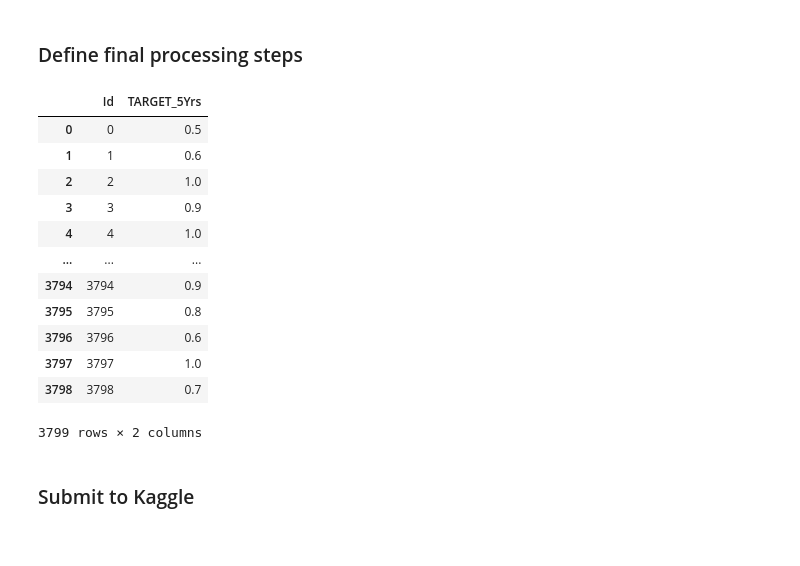
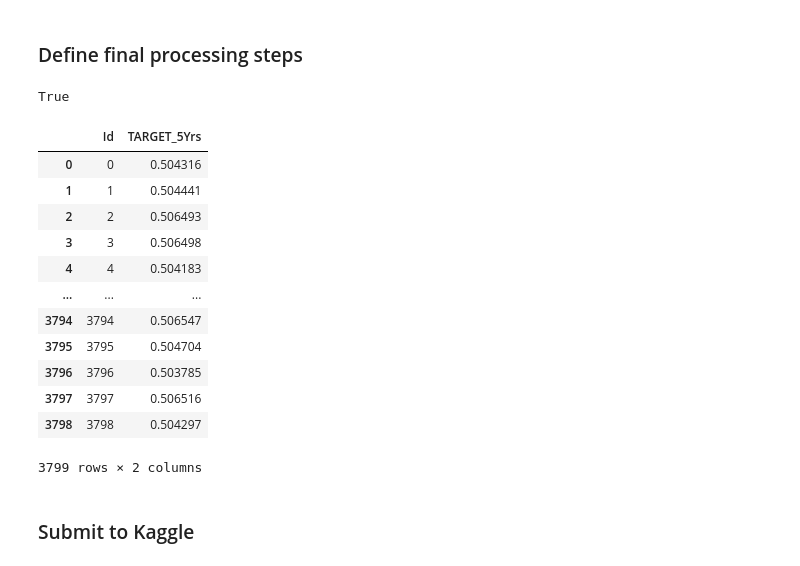
Before and after one commit to chrimaho/MDSI_ADSI_FEB21_AT1, a Jupyter notebook: notebooks/Chris/Basketball.ipynb, the cells around one changed output. Drawn from its saved outputs; the diff is of its cells as text; code cells hidden in the pictures.

```diff
--- a/notebooks/Chris/Basketball.ipynb
+++ b/notebooks/Chris/Basketball.ipynb
@@ -60,14 +52,0 @@ else:
-# %%
-def str_right(string:str, num_chars:int):
-    """ Sub-Select the right-most number of characters from a string """
-    assert isinstance(string, str)
-    assert isinstance(num_chars, int)
-    return string[-num_chars:]
-
-def get_list_proportions(lst:list):
-    assert isinstance(lst, (list, np.ndarray))
-    prop = {}
-    dist = list(set(lst))
-    for val in dist:
-        prop[val] = sum(map(lambda x: x==val, lst))/len(lst)
-    return prop
@@ -980,0 +1512,15 @@ dump(reg, "./models/Chris/11_RandomForest_RandomSearch.joblib")
+# %%
+# !THEORY! The columns with the percentages are throwing off the overall performance
+
+# Inspect columns to see which ones to keep
+display(impt)
+
+# Define cols to use WITH percentages
+# Remove columns with 'Made' and 'Attempt' in the description
+# Also remove the 4 lowest performing columns: `FGA`,`AST`,`3P_Made`,`STL`
+pcts = [0,1,2,5,8,11,12,13,14,17,18]
+
+# Define cols to use WITHOUT percentages
+# Remove columns with 'Percent' in the description
+# Also remove the 4 lowest performing columns: `FGA`,`AST`,`3P_Made`,`STL`
+non_pcts = [0,1,2,3,7,9,10,12,13,14,17,18]
@@ -982,11 +1709,16 @@ dump(reg, "./models/Chris/11_RandomForest_RandomSearch.joblib")
 ## Final Processing & Submitting
 # %% [markdown]
 ### Define final processing steps
+# %%
+isinstance(None, type(None))
+# %% [output]
+True
 # %%
 def final_prediction_processing \
     ( final_model_path:str
     , data_scaler_path:str
     , test_data_path:str="./data/raw/test.csv"
+    , test_col_indices=None
     , submission_data_path:str="./data/external/final.csv"
     , check:bool=False
     ):
@@ -1008,6 +1740,7 @@ def final_prediction_processing \
     # Imports
     import numpy as np
     import pandas as pd
+    from src.utils.misc import str_right
 
     # Assertions
     for parameter in [final_model_path, data_scaler_path, test_data_path, submission_data_path]:
@@ -1018,6 +1751,9 @@ def final_prediction_processing \
         if parameter in [test_data_path, submission_data_path]:
             assert str_right(parameter, 4) == ".csv"
     assert isinstance(check, bool)
+    assert isinstance(test_col_indices, (type(None), list))
+    if isinstance(test_col_indices, list):
+        assert np.all([isinstance(i, int) for i in test_col_indices])
 
     # Import selected data
     final_model = load(final_model_path)
@@ -1028,6 +1764,8 @@ def final_prediction_processing \
     submission_data = test_data.pop('Id')
     test_data = test_data.drop(['Id_old'], axis=1)
     test_data = data_scaler.fit_transform(test_data)
+    if not test_col_indices is None:
+        test_data = test_data[:, test_col_indices]
 
     # Get prediction
     final_prediction = final_model.predict_proba(test_data)
@@ -1048,25 +1786,26 @@ def final_prediction_processing \
 # %%
 # Process the final data
 submission_data = final_prediction_processing \
-    ( final_model_path = "./models/Chris/07_Bagging_Defaults.joblib"
+    ( final_model_path = "./models/Chris/15_XGBoost_RandomSearch_FeatureSelection.joblib"
     , data_scaler_path = "./models/Chris/scaler.joblib"
     , test_data_path = "./data/raw/test.csv"
+    , test_col_indices = pcts
     , submission_data_path = "./data/external/final.csv"
     , check = True
     )
 # %% [output]
 |  | Id | TARGET_5Yrs |
-| 0 | 0 | 0.5 |
-| 1 | 1 | 0.6 |
-| 2 | 2 | 1.0 |
-| 3 | 3 | 0.9 |
-| 4 | 4 | 1.0 |
+| 0 | 0 | 0.504316 |
+| 1 | 1 | 0.504441 |
+| 2 | 2 | 0.506493 |
+| 3 | 3 | 0.506498 |
+| 4 | 4 | 0.504183 |
 | ... | ... | ... |
-| 3794 | 3794 | 0.9 |
-| 3795 | 3795 | 0.8 |
-| 3796 | 3796 | 0.6 |
-| 3797 | 3797 | 1.0 |
-| 3798 | 3798 | 0.7 |
+| 3794 | 3794 | 0.506547 |
+| 3795 | 3795 | 0.504704 |
+| 3796 | 3796 | 0.503785 |
+| 3797 | 3797 | 0.506516 |
+| 3798 | 3798 | 0.504297 |
 3799 rows × 2 columns
 # %% [markdown]
 ### Submit to Kaggle
```
Also changed, not shown: parts of 53 cells of this notebook, 1 other file.
